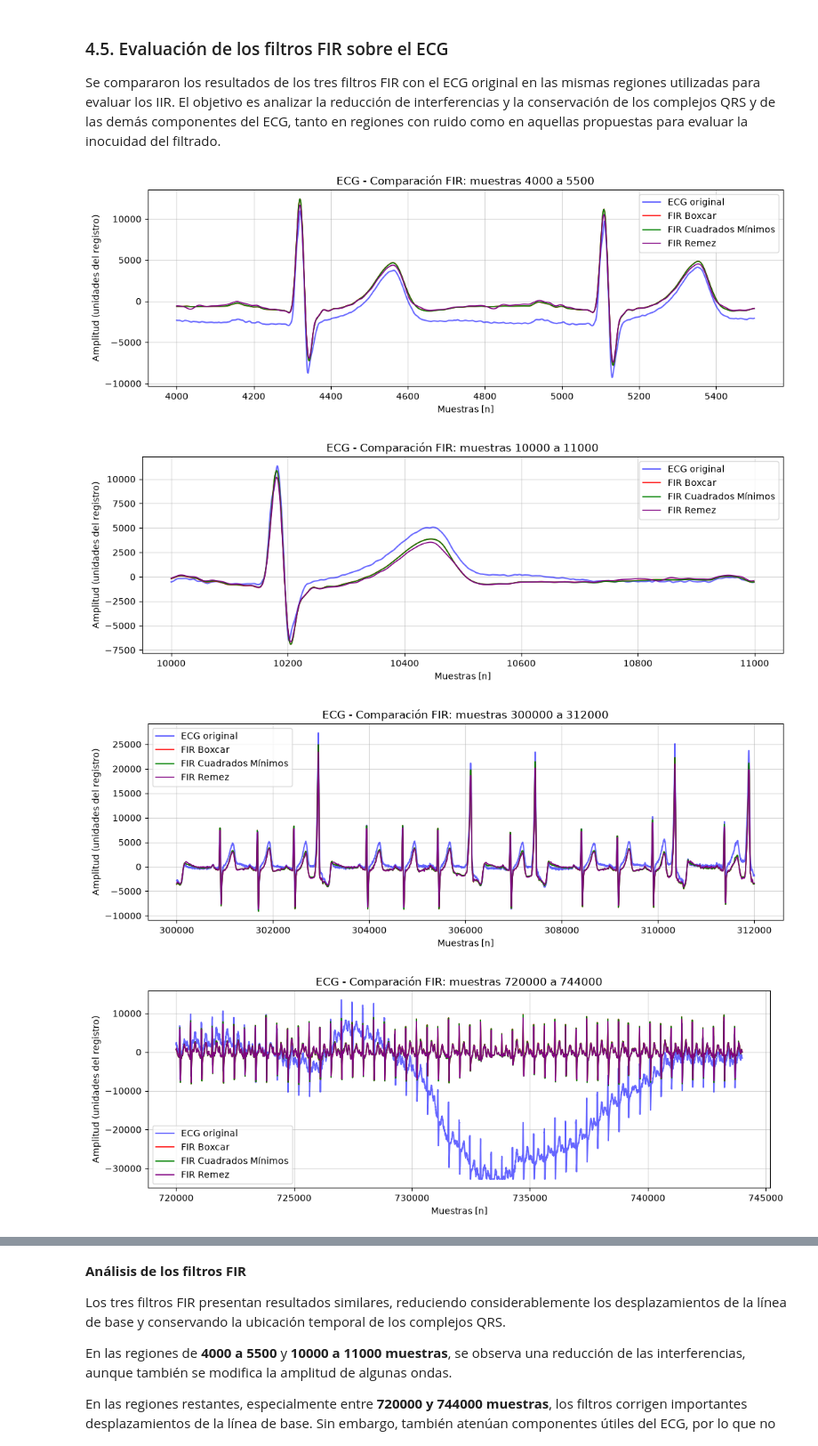
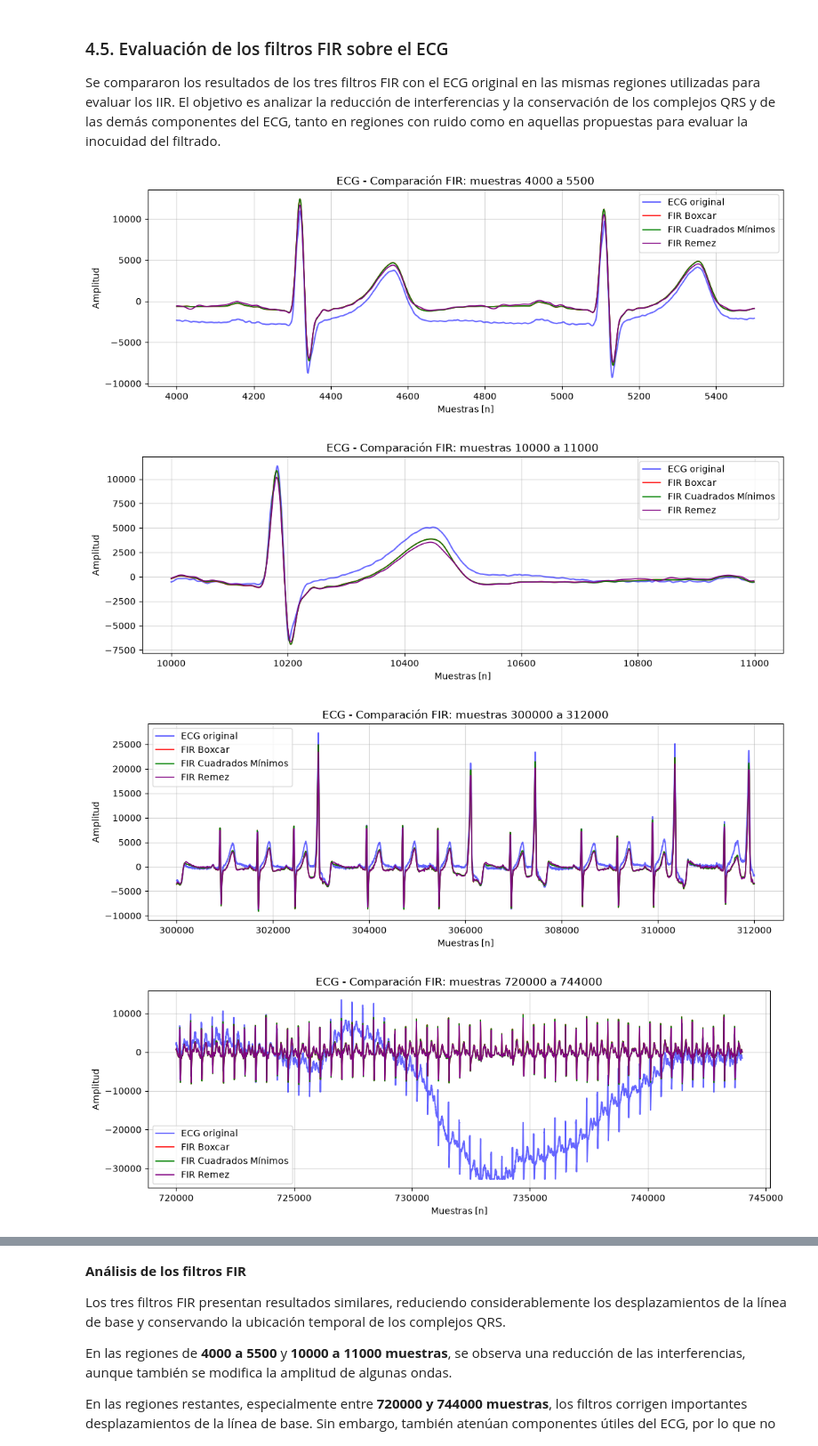
Before and after one commit to Aylucano/APS-2026, a Jupyter notebook: TS7_Filtrado_digital_ECG_Grupo.ipynb, the cells around one changed output, grey strips where cells are left out. Shown at 89% size. Cells and saved outputs as stored; diff of their text form; code cells hidden in the pictures.

```diff
--- a/TS7_Filtrado_digital_ECG_Grupo.ipynb
+++ b/TS7_Filtrado_digital_ECG_Grupo.ipynb
@@ -707,7 +705,7 @@ ECG Cauer: 1129116
 Se compararon las señales filtradas con el ECG original en dos regiones indicadas: **muestras 4000 a 5500 y 10000 a 11000**.
 El objetivo es observar la reducción de las interferencias y evaluar si los filtros conservan las características principales de los latidos.
 # %%
-# INCISO D - REGIONES DE INTERÉS CON RUIDO
+# 4.2. REGIONES DE INTERÉS CON RUIDO
 # Cantidad total de muestras del ECG.
 cant_muestras = ecg_conruido.shape[0]
 
@@ -770,7 +768,7 @@ for ii in regs_interes:
     )
 
     plt.xlabel('Muestras [n]')
-    plt.ylabel('Amplitud (unidades del registro)')
+    plt.ylabel('Amplitud')
     plt.grid(True, alpha=0.5)
     plt.legend()
     plt.tight_layout()
@@ -794,7 +792,7 @@ Por lo tanto, aunque los tres filtros reducen las interferencias, también intro
 Se analizaron tres regiones propuestas: **5 a 5,2 minutos, 12 a 12,4 minutos y 15 a 15,2 minutos**.
 El objetivo es comprobar si los filtros conservan la morfología del ECG en regiones donde se espera una menor presencia de interferencias, evitando modificaciones innecesarias de la señal.
 # %%
-# INCISO D - REGIONES INDICADAS COMO SIN RUIDO
+# 4.3. REGIONES INDICADAS COMO SIN RUIDO
 # Convertimos los tiempos de minutos a números de muestras.
 regs_interes = (
     np.array([5, 5.2]) * 60 * fs,
@@ -830,7 +828,7 @@ for ii in regs_interes:
               str(int(ii[0])) + ' a ' + str(int(ii[1])))
 
     plt.xlabel('Muestras [n]')
-    plt.ylabel('Amplitud (unidades del registro)')
+    plt.ylabel('Amplitud')
     plt.grid(True, alpha=0.5)
     plt.legend()
     plt.tight_layout()
@@ -883,8 +880,7 @@ FIR Remez: 1129116
 Se compararon los resultados de los tres filtros FIR con el ECG original en las mismas regiones utilizadas para evaluar los IIR.
 El objetivo es analizar la reducción de interferencias y la conservación de los complejos QRS y de las demás componentes del ECG, tanto en regiones con ruido como en aquellas propuestas para evaluar la inocuidad del filtrado.
 # %%
-# INCISO D - COMPARACIÓN DE LOS FILTROS FIR
-
+# 4.5. COMPARACIÓN DE LOS FILTROS FIR
 regs_fir = (
     [4000, 5500],
     [10000, 11000],
@@ -905,35 +901,35 @@ for ii in regs_fir:
     plt.figure(figsize=(11, 4))
 
     # ECG original.
     plt.plot(zoom_region, ecg_conruido[zoom_region],
              label='ECG original', color='blue',
              linewidth=1.5, alpha=0.6)
 
     # ECG filtrado mediante ventana rectangular.
     plt.plot(zoom_region, ecg_filt_boxcar[zoom_region],
              label='FIR Boxcar', color='red',
              linewidth=1.2)
 
     # ECG filtrado mediante cuadrados mínimos.
     plt.plot(zoom_region, ecg_filt_ls[zoom_region],
              label='FIR Cuadrados Mínimos', color='green',
              linewidth=1.2)
 
     # ECG filtrado mediante Parks-McClellan-Remez.
     plt.plot(zoom_region, ecg_filt_remez[zoom_region],
              label='FIR Remez', color='purple',
              linewidth=1.2)
 
     plt.title('ECG - Comparación FIR: muestras ' +
               str(ii[0]) + ' a ' + str(ii[1]))
     plt.xlabel('Muestras [n]')
-    plt.ylabel('Amplitud (unidades del registro)')
+    plt.ylabel('Amplitud')
     plt.grid(True, alpha=0.5)
     plt.legend()
     plt.tight_layout()
     plt.show()
 # %% [output]
-[figure, old version]
+[figure, new version]
-[figure, old version]
+[figure, new version]
-[figure, old version]
+[figure, new version]
-[figure, old version]
+[figure, new version]
```
Also changed, not shown: parts of 16 cells of this notebook.
